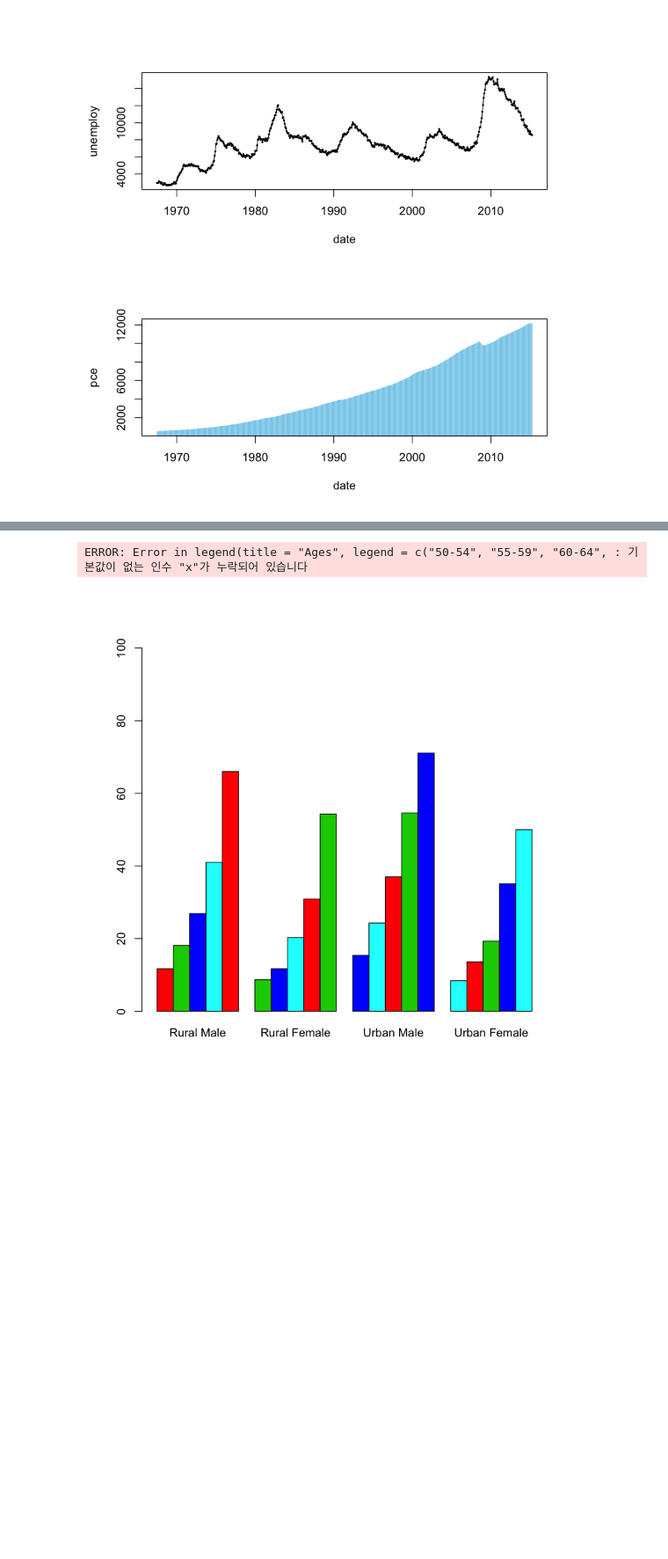
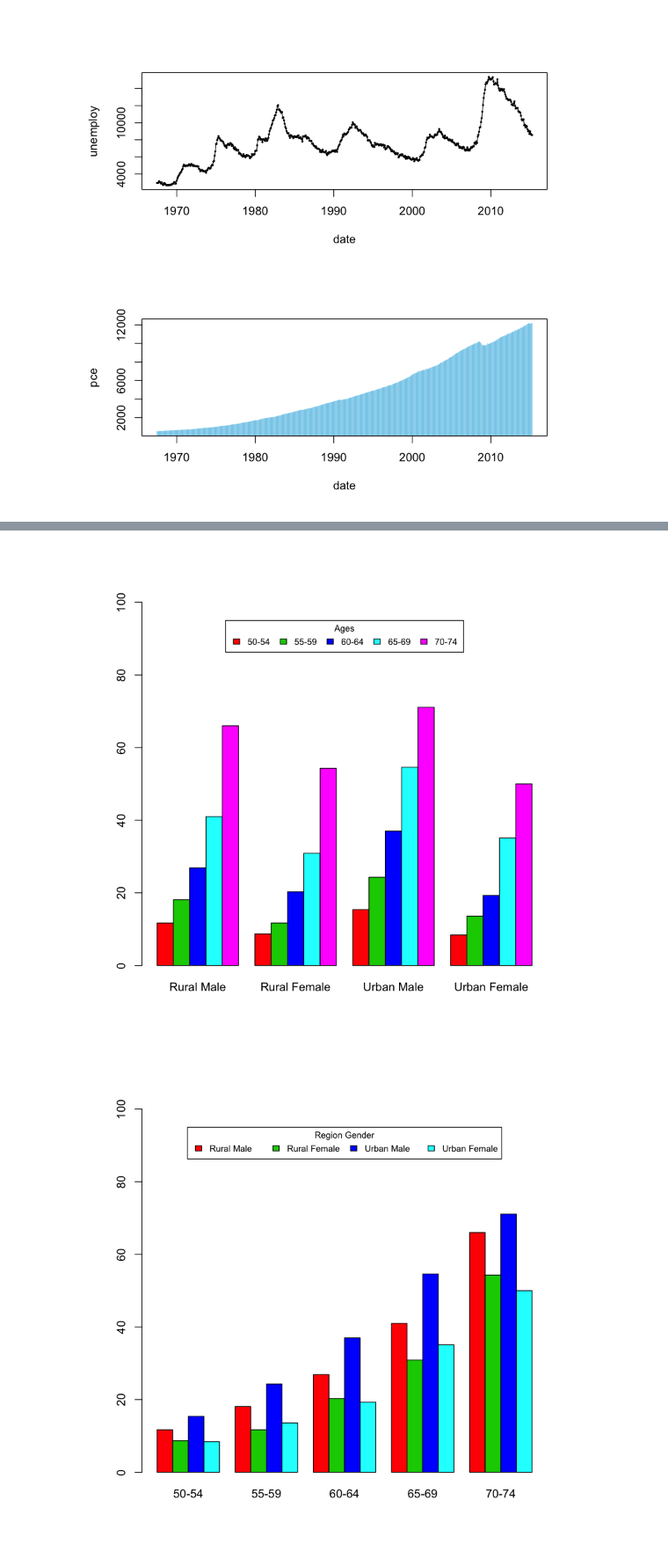
Before and after one commit to tommylee8939/TIL, a Jupyter notebook: R/R_정리/R16 ; graphics-3 ; 연습.ipynb, the cells around one changed output, grey strips where cells are left out. Shown at 88% size. Saved outputs shown, nothing was run; the diff lists cells and outputs as text; code cells hidden in the pictures; blank space fills up the shorter version.

```diff
--- a/R/R_정리/R16 ; graphics-3 ; 연습.ipynb
+++ b/R/R_정리/R16 ; graphics-3 ; 연습.ipynb
@@ -80,14 +80,17 @@ plot(economics[c('date','pce')],type = 'h',pch=19,cex=0.25,col='skyblue')
 [figure]
 # %%
 str(VADeaths)
-barplot(VADeaths,beside = T,ylim=c(0,100),col=2:5)
-legend(title = 'Ages',legend = c('50-54','55-59','60-64','65-69','70-74'))
+barplot(VADeaths,beside = T,ylim=c(0,100),col=2:6)
+legend('top', inset = 0.05,
+       title ='Ages',legend = c('50-54','55-59','60-64','65-69','70-74'),fill=2:6,horiz = T,cex = 0.75)
 
 barplot(t(VADeaths),beside = T,ylim=c(0,100),col=2:5)
+legend('top', inset = 0.05,
+       title ='Region Gender',legend = c("Rural Male","Rural Female","Urban Male","Urban Female"),fill=2:5,horiz = T,cex = 0.75)
 # %% [output]
  num [1:5, 1:4] 11.7 18.1 26.9 41 66 8.7 11.7 20.3 30.9 54.3 ...
  - attr(*, "dimnames")=List of 2
   ..$ : chr [1:5] "50-54" "55-59" "60-64" "65-69" ...
   ..$ : chr [1:4] "Rural Male" "Rural Female" "Urban Male" "Urban Female"
-ERROR: Error in legend(title = "Ages", legend = c("50-54", "55-59", "60-64", : 기본값이 없는 인수 "x"가 누락되어 있습니다
-[figure, old version]
+[figure, new version]
+[figure, added]
```
Also changed, not shown: parts of 3 cells of this notebook, 1 other file.
